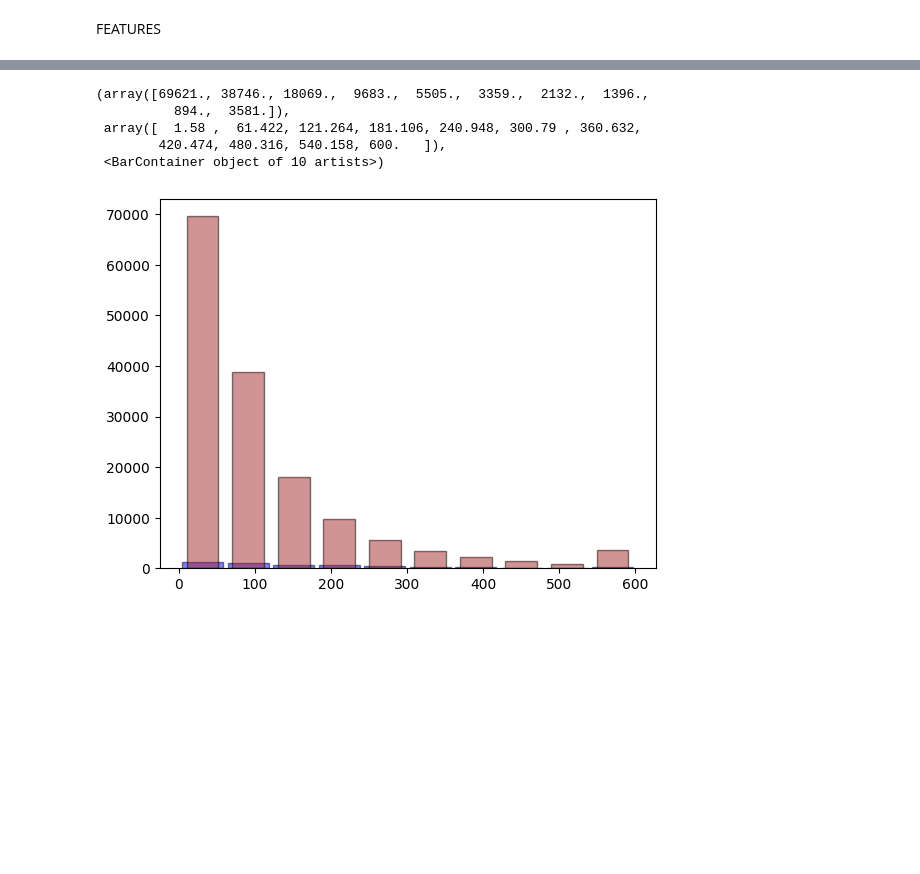
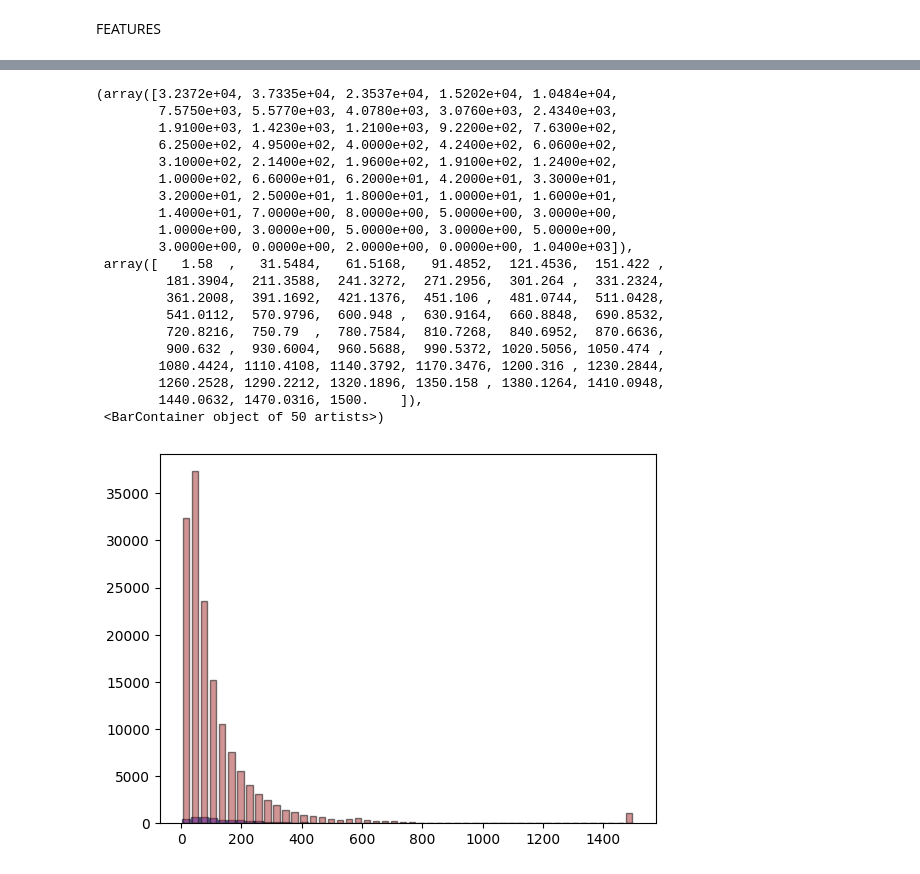
Before and after one commit to danielefak/BNL-Dirichlet, a Jupyter notebook: TID_analysis_and_dataset_creation.ipynb, the cells around one changed output, grey strips where cells are left out. Saved outputs shown, nothing was run; the diff lists cells and outputs as text; code cells hidden in the pictures; blank space fills up the shorter version.

```diff
--- a/TID_analysis_and_dataset_creation.ipynb
+++ b/TID_analysis_and_dataset_creation.ipynb
@@ -169,9 +169,10 @@ df_y['TID_in_3hours'].groupby(df_y["TID_in_3hours"]).count().plot(kind="bar")
 FEATURES
 # %%
 df_x = pd.DataFrame()
-back_steps = 6
+back_steps = 12
+limit = 1500
 
-df_electrojet_res['IE'][df_electrojet_res['IE']>800] = 800
+df_electrojet_res['IE'][df_electrojet_res['IE']>limit] = limit
 for i in range(back_steps):
   df_x['F(t-' + str(back_steps- i)+')'] = df_electrojet_res['IE'].shift(periods= back_steps- i-1)
 
@@ -234,11 +235,26 @@ df_ML['F(t-1)'].round(0)[df_ML['labels'] == 0].plot.hist(bins=50, alpha=0.5)
 # %%
 import matplotlib.pyplot as plt
-plt.hist(df_ML['F(t-2)'][df_ML['labels'] == 1], edgecolor='black',color='blue',rwidth=0.9,alpha=0.5,label='Y')
-plt.hist(df_ML['F(t-2)'][df_ML['labels'] == 0], edgecolor='black',color='brown',rwidth=0.7,alpha=0.5,label='N')
+plt.hist(df_ML['F(t-2)'][df_ML['labels'] == 1], edgecolor='black',color='blue',rwidth=0.9,alpha=0.5,label='Y', bins = 50)
+plt.hist(df_ML['F(t-2)'][df_ML['labels'] == 0], edgecolor='black',color='brown',rwidth=0.7,alpha=0.5,label='N', bins = 50)
 # %% [output]
-(array([69621., 38746., 18069.,  9683.,  5505.,  3359.,  2132.,  1396.,
-          894.,  3581.]),
- array([  1.58 ,  61.422, 121.264, 181.106, 240.948, 300.79 , 360.632,
-        420.474, 480.316, 540.158, 600.   ]),
- <BarContainer object of 10 artists>)
+(array([3.2372e+04, 3.7335e+04, 2.3537e+04, 1.5202e+04, 1.0484e+04,
+        7.5750e+03, 5.5770e+03, 4.0780e+03, 3.0760e+03, 2.4340e+03,
+        1.9100e+03, 1.4230e+03, 1.2100e+03, 9.2200e+02, 7.6300e+02,
+        6.2500e+02, 4.9500e+02, 4.0000e+02, 4.2400e+02, 6.0600e+02,
+        3.1000e+02, 2.1400e+02, 1.9600e+02, 1.9100e+02, 1.2400e+02,
+        1.0000e+02, 6.6000e+01, 6.2000e+01, 4.2000e+01, 3.3000e+01,
+        3.2000e+01, 2.5000e+01, 1.8000e+01, 1.0000e+01, 1.6000e+01,
+        1.4000e+01, 7.0000e+00, 8.0000e+00, 5.0000e+00, 3.0000e+00,
+        1.0000e+00, 3.0000e+00, 5.0000e+00, 3.0000e+00, 5.0000e+00,
+        3.0000e+00, 0.0000e+00, 2.0000e+00, 0.0000e+00, 1.0400e+03]),
+ array([   1.58  ,   31.5484,   61.5168,   91.4852,  121.4536,  151.422 ,
+         181.3904,  211.3588,  241.3272,  271.2956,  301.264 ,  331.2324,
+         361.2008,  391.1692,  421.1376,  451.106 ,  481.0744,  511.0428,
+         541.0112,  570.9796,  600.948 ,  630.9164,  660.8848,  690.8532,
+         720.8216,  750.79  ,  780.7584,  810.7268,  840.6952,  870.6636,
+         900.632 ,  930.6004,  960.5688,  990.5372, 1020.5056, 1050.474 ,
+        1080.4424, 1110.4108, 1140.3792, 1170.3476, 1200.316 , 1230.2844,
+        1260.2528, 1290.2212, 1320.1896, 1350.158 , 1380.1264, 1410.0948,
+        1440.0632, 1470.0316, 1500.    ]),
+ <BarContainer object of 50 artists>)
-[figure, old version]
+[figure, new version]
```
Also changed, not shown: parts of 7 cells of this notebook.
